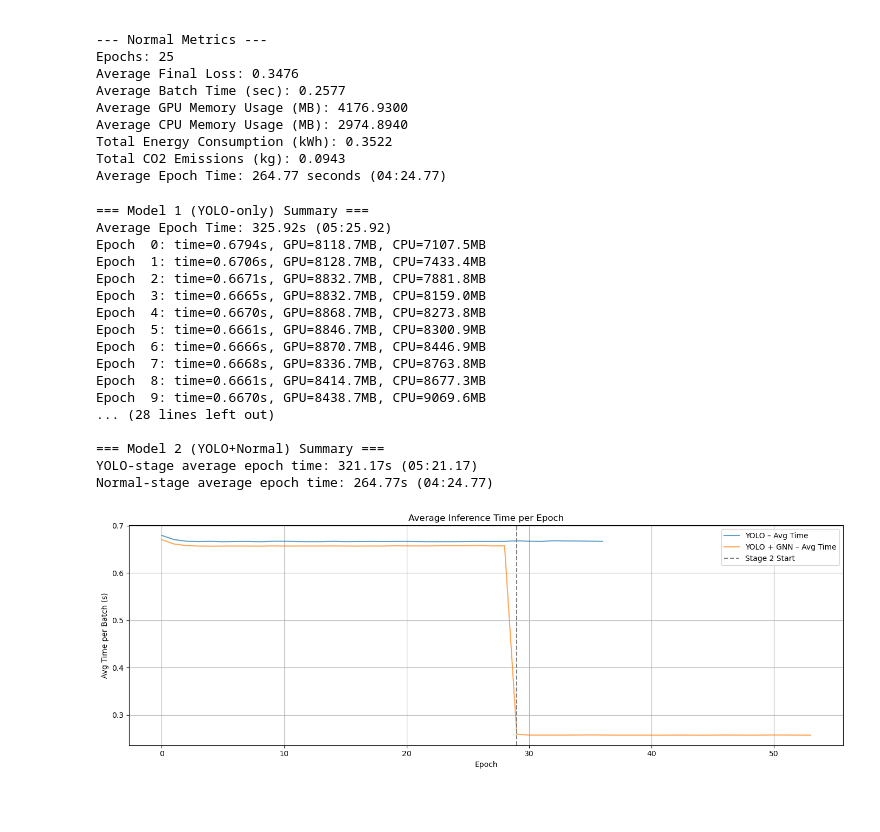
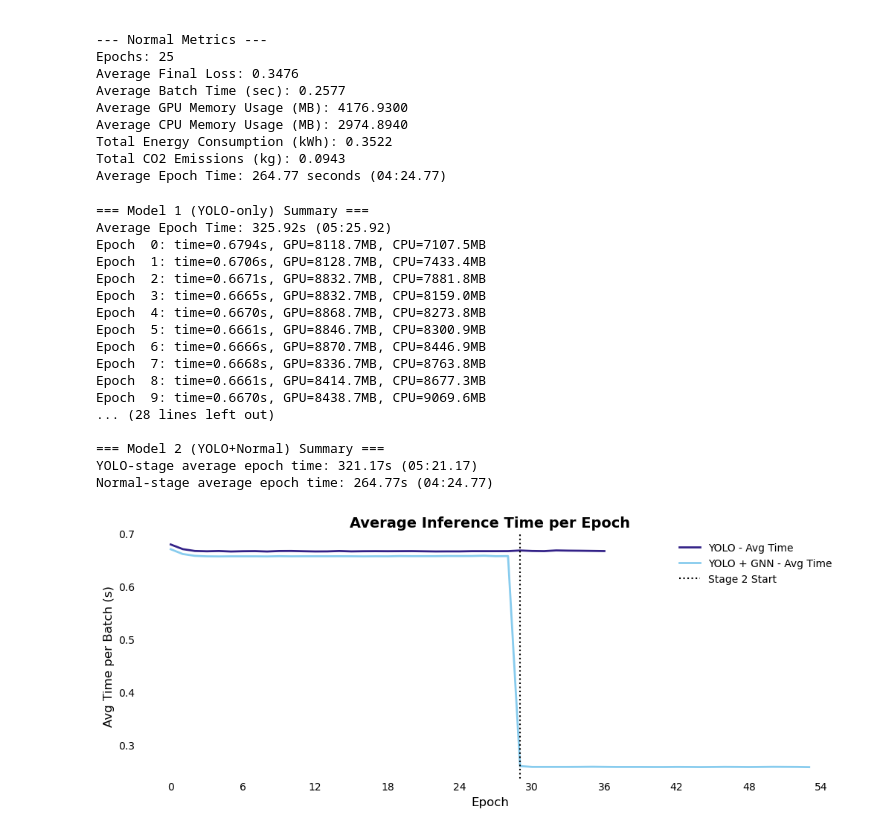
Before and after one commit to SakrIsmail/Thesis, a Jupyter notebook: notebooks/visuals/generate_visuals.ipynb, the cells around one changed output. Saved outputs shown, nothing was run; the diff lists cells and outputs as text; code cells hidden in the pictures; blank space fills up the shorter version.

```diff
--- a/notebooks/visuals/generate_visuals.ipynb
+++ b/notebooks/visuals/generate_visuals.ipynb
@@ -1125,58 +1134,67 @@ def plot_epoch_metrics_comparison(
     epoch_indices2, avg_times2, avg_gpu2, avg_cpu2,
     stage2_start_epoch
 ):
+    # --- Prepare data ---
     all_epochs = sorted(set(epoch_indices1 + epoch_indices2))
 
     def build_dict(keys, values):
         return dict(zip(keys, values))
 
     def align(epoch_list, metrics_dict):
-        return [metrics_dict.get(e, None) for e in epoch_list]
+        return [metrics_dict.get(e, np.nan) for e in epoch_list]
 
-    t1_dict   = build_dict(epoch_indices1, avg_times1)
-    g1_dict   = build_dict(epoch_indices1, avg_gpu1)
-    c1_dict   = build_dict(epoch_indices1, avg_cpu1)
+    t1 = align(all_epochs, build_dict(epoch_indices1, avg_times1))
+    t2 = align(all_epochs, build_dict(epoch_indices2, avg_times2))
+    g1 = align(all_epochs, build_dict(epoch_indices1, avg_gpu1))
+    c1 = align(all_epochs, build_dict(epoch_indices1, avg_cpu1))
+    g2 = align(all_epochs, build_dict(epoch_indices2, avg_gpu2))
+    c2 = align(all_epochs, build_dict(epoch_indices2, avg_cpu2))
 
-    t2_dict   = build_dict(epoch_indices2, avg_times2)
-    g2_dict   = build_dict(epoch_indices2, avg_gpu2)
-    c2_dict   = build_dict(epoch_indices2, avg_cpu2)
+    # --- Style settings ---
+    tufte_font = {'fontsize': 12}
+    title_font = {'fontsize': 14, 'weight': 'bold'}
+    line_width = 2.0
 
-    times1 = align(all_epochs, t1_dict)
-    gpu1   = align(all_epochs, g1_dict)
-    cpu1   = align(all_epochs, c1_dict)
+    # Color-blind friendly palette (Paul Tol’s medium contrast)
+    colors = ['#332288', '#88CCEE', '#117733', '#DDCC77', '#CC6677']
 
-    times2 = align(all_epochs, t2_dict)
-    gpu2   = align(all_epochs, g2_dict)
-    cpu2   = align(all_epochs, c2_dict)
+    def simplify_axes(ax):
+        for spine in ax.spines.values():
+            spine.set_visible(False)
+        ax.tick_params(axis='both', which='both', length=0)
+        ax.yaxis.set_ticks_position('left')
+        ax.xaxis.set_ticks_position('bottom')
+        ax.xaxis.set_major_locator(ticker.MaxNLocator(integer=True))
+        ax.grid(False)
 
-    # --- Plot 1: Avg Batch Time per Epoch --- #
-    plt.figure(figsize=(14, 5))
-    plt.plot(all_epochs, times1, label="YOLO – Avg Time", alpha=0.7)
-    plt.plot(all_epochs, times2, label="YOLO + GNN – Avg Time", alpha=0.7)
-    plt.axvline(x=stage2_start_epoch, color='gray', linestyle='--', label="Stage 2 Start")
+    # --- Plot 1: Avg Inference Time per Epoch ---
+    fig, ax = plt.subplots(figsize=(10, 4), constrained_layout=True)
 
-    plt.xlabel("Epoch")
-    plt.ylabel("Avg Time per Batch (s)")
-    plt.title("Average Inference Time per Epoch")
-    plt.legend()
-    plt.grid(True)
-    plt.tight_layout()
+    ax.plot(all_epochs, t1, label="YOLO - Avg Time", color=colors[0], linewidth=line_width)
+    ax.plot(all_epochs, t2, label="YOLO + GNN - Avg Time", color=colors[1], linewidth=line_width)
+    ax.axvline(stage2_start_epoch, linestyle=':', color='#000000', linewidth=1.5, label="Stage 2 Start")
+
+    ax.set_title("Average Inference Time per Epoch", **title_font)
+    ax.set_xlabel("Epoch", **tufte_font)
+    ax.set_ylabel("Avg Time per Batch (s)", **tufte_font)
+    ax.legend(frameon=False, fontsize=10)
+    simplify_axes(ax)
     plt.show()
 
-    # --- Plot 2: GPU & CPU Memory per Epoch --- #
-    plt.figure(figsize=(14, 5))
-    plt.plot(all_epochs, gpu1, label="YOLO – GPU Mem", alpha=0.7)
-    plt.plot(all_epochs, cpu1, label="YOLO – CPU Mem", alpha=0.7)
-    plt.plot(all_epochs, gpu2, label="YOLO + GNN – GPU Mem", alpha=0.7)
-    plt.plot(all_epochs, cpu2, label="YOLO + GNN – CPU Mem", alpha=0.7)
-    plt.axvline(x=stage2_start_epoch, color='gray', linestyle='--', label="Stage 2 Start")
+    # --- Plot 2: GPU & CPU Memory per Epoch ---
+    fig, ax = plt.subplots(figsize=(10, 4), constrained_layout=True)
 
-    plt.xlabel("Epoch")
-    plt.ylabel("Avg Memory Usage (MB)")
-    plt.title("GPU & CPU Memory per Epoch")
-    plt.legend()
-    plt.grid(True)
-    plt.tight_layout()
+    ax.plot(all_epochs, g1, label="YOLO - GPU Mem", color=colors[0], linewidth=line_width)
+    ax.plot(all_epochs, c1, label="YOLO - CPU Mem", color=colors[1], linewidth=line_width)
+    ax.plot(all_epochs, g2, label="YOLO + GNN - GPU Mem", color=colors[2], linewidth=line_width)
+    ax.plot(all_epochs, c2, label="YOLO + GNN - CPU Mem", color=colors[3], linewidth=line_width)
+    ax.axvline(stage2_start_epoch, linestyle=':', color='#000000', linewidth=1.5, label="Stage 2 Start")
+
+    ax.set_title("GPU & CPU Memory per Epoch", **title_font)
+    ax.set_xlabel("Epoch", **tufte_font)
+    ax.set_ylabel("Avg Memory Usage (MB)", **tufte_font)
+    ax.legend(frameon=False, fontsize=10)
+    simplify_axes(ax)
     plt.show()
 
 
@@ -1237,31 +1255,31 @@ avg_times1     = times1
 avg_gpu1       = gpu1
 avg_cpu1       = cpu1
 
 # Stage‐2 (Normal) start point for Model 2:
 stage2_start_epoch = max_yolo2 + 1
 
 # ---- Plot both models side by side ----
 plot_epoch_metrics_comparison(
     epoch_indices1, avg_times1, avg_gpu1, avg_cpu1,
     epoch_indices2, avg_times2, avg_gpu2, avg_cpu2,
     stage2_start_epoch
     )
 # %% [output]
 === Model 1 (YOLO‐only) Summary ===
 Average Epoch Time: 325.92s (05:25.92)
 Epoch  0: time=0.6794s, GPU=8118.7MB, CPU=7107.5MB
 Epoch  1: time=0.6706s, GPU=8128.7MB, CPU=7433.4MB
 Epoch  2: time=0.6671s, GPU=8832.7MB, CPU=7881.8MB
 Epoch  3: time=0.6665s, GPU=8832.7MB, CPU=8159.0MB
 Epoch  4: time=0.6670s, GPU=8868.7MB, CPU=8273.8MB
 Epoch  5: time=0.6661s, GPU=8846.7MB, CPU=8300.9MB
 Epoch  6: time=0.6666s, GPU=8870.7MB, CPU=8446.9MB
 Epoch  7: time=0.6668s, GPU=8336.7MB, CPU=8763.8MB
 Epoch  8: time=0.6661s, GPU=8414.7MB, CPU=8677.3MB
 Epoch  9: time=0.6670s, GPU=8438.7MB, CPU=9069.6MB
 ... (28 lines left out)
 
 === Model 2 (YOLO+Normal) Summary ===
 YOLO‐stage average epoch time: 321.17s (05:21.17)
 Normal‐stage average epoch time: 264.77s (04:24.77)
-[figure, old version]
+[figure, new version]
```
Also changed, not shown: parts of 4 cells of this notebook, 54 other files.
